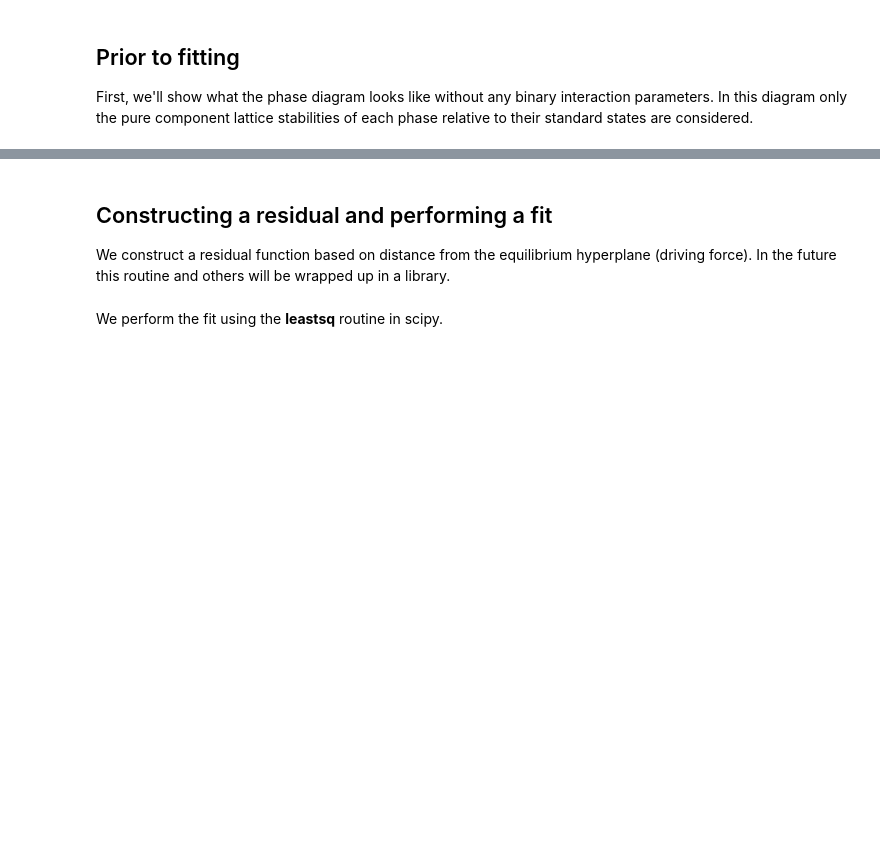
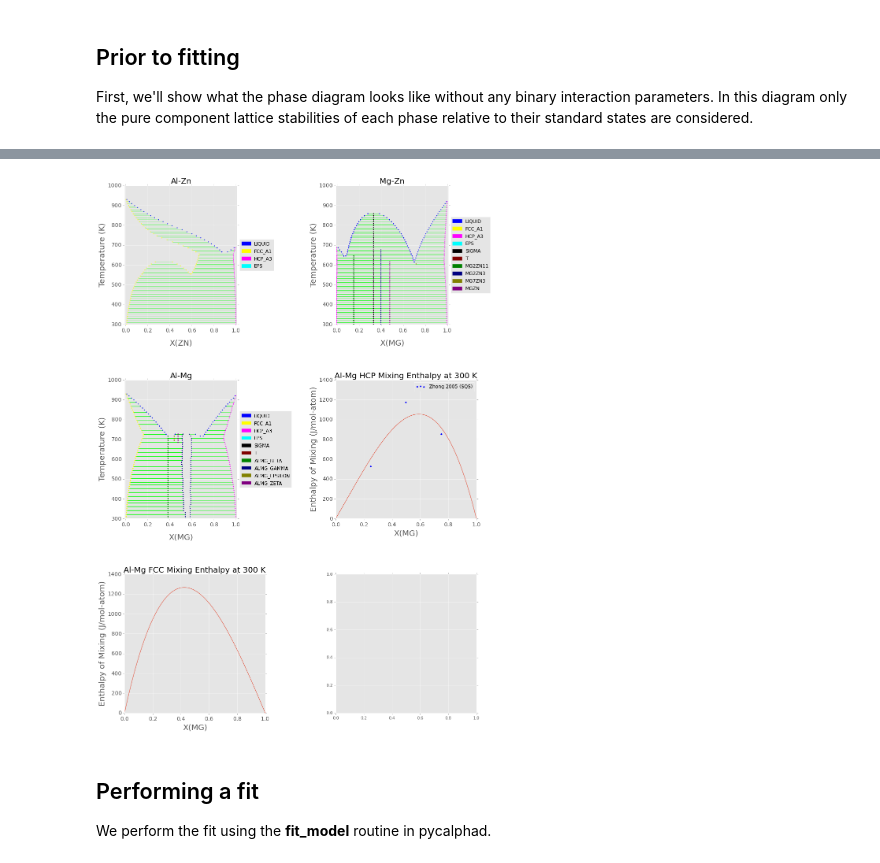
Before and after one commit to pycalphad/pycalphad, a Jupyter notebook: examples/AlMgZnFitting.ipynb, the cells around one changed output, grey strips where cells are left out. Cells and saved outputs as stored; diff of their text form; code cells hidden in the pictures; blank space fills up the shorter version.

```diff
--- a/examples/AlMgZnFitting.ipynb
+++ b/examples/AlMgZnFitting.ipynb
@@ -29,7 +29,7 @@ $
  ELEMENT ZN   HCP_A3                    6.5380E+01  5.6567E+03  4.1631E+01!
 
 
- FUNCTION UN_ASS     2.98140E+02  0.0;  3.00000E+02  N !
+ FUNCTION UN_ASS     2.98140E+02 0.0; 3.00000E+02  N !
  FUNCTION GHSERAL    2.98130E+02  -7976.15+137.071542*T-24.3671976*T*LN(T)
      -.001884662*T**2-8.77664E-07*T**3+74092*T**(-1);  7.00000E+02  Y
       -11276.24+223.02695*T-38.5844296*T*LN(T)+.018531982*T**2
@@ -243,8 +243,7 @@ $---------------------------------------------------------------------
 
  PHASE ALMG_EPSILON  %  2 .56   .44 !
     CONSTITUENT ALMG_EPSILON  :AL : MG :  !
-
-   PARAMETER G(ALMG_EPSILON,AL:MG;0)  2.98150E+02  -768.6-3.119*T
+   PARAMETER G(ALMG_EPSILON,AL:MG;0)  2.98150E+02  ALMG_EPSILONALMG0A+ALMG_EPSILONALMG0B*T
 	       +.56*GHSERAL#+.44*GHSERMG#;   6.00000E+03   N REF: 0 !
 
 $----------------------------------------------------------------------
@@ -252,13 +251,13 @@ $----------------------------------------------------------------------
  PHASE ALMG_GAMMA  %  3 .4483   .1379   .4138 !
     CONSTITUENT ALMG_GAMMA  :MG : AL,MG : AL,MG :  !
 
-   PARAMETER G(ALMG_GAMMA,MG:AL:AL;0)  2.98150E+02  -1270-1.75*T
+   PARAMETER G(ALMG_GAMMA,MG:AL:AL;0)  2.98150E+02  ALMG_GAMMAMGALAL0A+ALMG_GAMMAMGALAL0B*T
 	   +.5517*GHSERAL#+.4483*GHSERMG#;  6.00000E+03   N REF: 0 !
-   PARAMETER G(ALMG_GAMMA,MG:MG:AL;0)  2.98150E+02  -2441.4+.219*T
+   PARAMETER G(ALMG_GAMMA,MG:MG:AL;0)  2.98150E+02  ALMG_GAMMAMGMGAL0A+ALMG_GAMMAMGMGAL0B*T
 	   +.4138*GHSERAL#+.5862*GHSERMG#;   6.00000E+03   N REF: 0 !
-   PARAMETER G(ALMG_GAMMA,MG:AL:MG;0)  2.98150E+02  +1279.6+1.1606*T
+   PARAMETER G(ALMG_GAMMA,MG:AL:MG;0)  2.98150E+02  ALMG_GAMMAMGALMG0A+ALMG_GAMMAMGALMG0B*T
 	   +.1379*GHSERAL#+.8621*GHSERMG#;   6.00000E+03   N REF: 0 !
-   PARAMETER G(ALMG_GAMMA,MG:MG:MG;0)  2.98150E+02  +5000+GHSERMG#;
+   PARAMETER G(ALMG_GAMMA,MG:MG:MG;0)  2.98150E+02  ALMG_GAMMAMGMGMG0A+GHSERMG#;
 	   6.00000E+03   N REF: 0 !
 
 $----------------------------------------------------------------------
@@ -306,9 +305,14 @@ $===========================================================================
 """
 
 from pycalphad import Database, Model, binplot
+from pycalphad.eq.energy_surf import energy_surf
 import pycalphad.variables as v
+import matplotlib
+matplotlib.style.use('ggplot')
 import matplotlib.pyplot as plt
+import matplotlib.gridspec as gridspec
 from sympy import Symbol
+import numpy as np
 
 dbf = Database(TDB_STR)
 # %% [markdown]
@@ -474,4 +389,0 @@ ax = ax.set_title('Al-Zn with parameter guesses', fontsize=20)
-# %% [markdown]
-## Constructing a residual and performing a fit
-
-We construct a residual function based on distance from the equilibrium hyperplane (driving force). In the future this routine and others will be wrapped up in a library.
@@ -527,2 +390,37 @@ def residual_equilibrium(x, parnames, data):
+# %%
+fig = plt.figure(figsize=(16, 24))
+gs = gridspec.GridSpec(3, 2, hspace=0.4, wspace=0.5)
+ax1 = fig.add_subplot(gs[0, 0])
+ax2 = fig.add_subplot(gs[0, 1])
+ax3 = fig.add_subplot(gs[1, 0])
+ax4 = fig.add_subplot(gs[1, 1])
+ax5 = fig.add_subplot(gs[2, 0])
+ax6 = fig.add_subplot(gs[2, 1])
+binplot(dbf, ['AL', 'ZN', 'VA'], phases_alzn, 'X(ZN)', 300, 1000, ax=ax1, model=alzn_models)
+binplot(dbf, ['MG', 'ZN', 'VA'], phases_mgzn, 'X(MG)', 300, 1000, ax=ax2, model=mgzn_models)
+binplot(dbf, ['AL', 'MG', 'VA'], phases_almg, 'X(MG)', 300, 1000, ax=ax3, model=almg_models)
+ax4.plot(almg_enthalpies_by_phase['HCP_A3']['X(MG)'], almg_enthalpies_by_phase['HCP_A3']['MIX_HM'])
+ax4.scatter(zhong_2005_hcp_sqs[:, 0], zhong_2005_hcp_sqs[:, 1], label='Zhong 2005 (SQS)')
+ax4.set_xlim((0,1))
+ax4.set_ylim(bottom=0)
+ax4.set_title('Al-Mg HCP Mixing Enthalpy at 300 K', fontsize=20)
+ax4.set_xlabel('X(MG)', fontsize=20)
+ax4.set_ylabel('Enthalpy of Mixing (J/mol-atom)', fontsize=20)
+ax4.tick_params(axis='both', which='major', labelsize=14)
+ax4.legend()
+ax5.plot(almg_enthalpies_by_phase['FCC_A1']['X(MG)'], almg_enthalpies_by_phase['FCC_A1']['MIX_HM'])
+#ax5.scatter(zhong_2005_hcp_sqs[:, 0], zhong_2005_hcp_sqs[:, 1], label='Zhong 2005 (SQS)')
+ax5.set_xlim((0,1))
+ax5.set_ylim(bottom=0)
+ax5.set_title('Al-Mg FCC Mixing Enthalpy at 300 K', fontsize=20)
+ax5.set_xlabel('X(MG)', fontsize=20)
+ax5.set_ylabel('Enthalpy of Mixing (J/mol-atom)', fontsize=20)
+ax5.tick_params(axis='both', which='major', labelsize=14)
+#ax5.legend()
+plt.show()
+# %% [output]
+[figure, added]
 # %% [markdown]
-We perform the fit using the **leastsq** routine in scipy.
+## Performing a fit
+
+We perform the fit using the **fit_model** routine in pycalphad.
```
Also changed, not shown: parts of 17 cells of this notebook.
